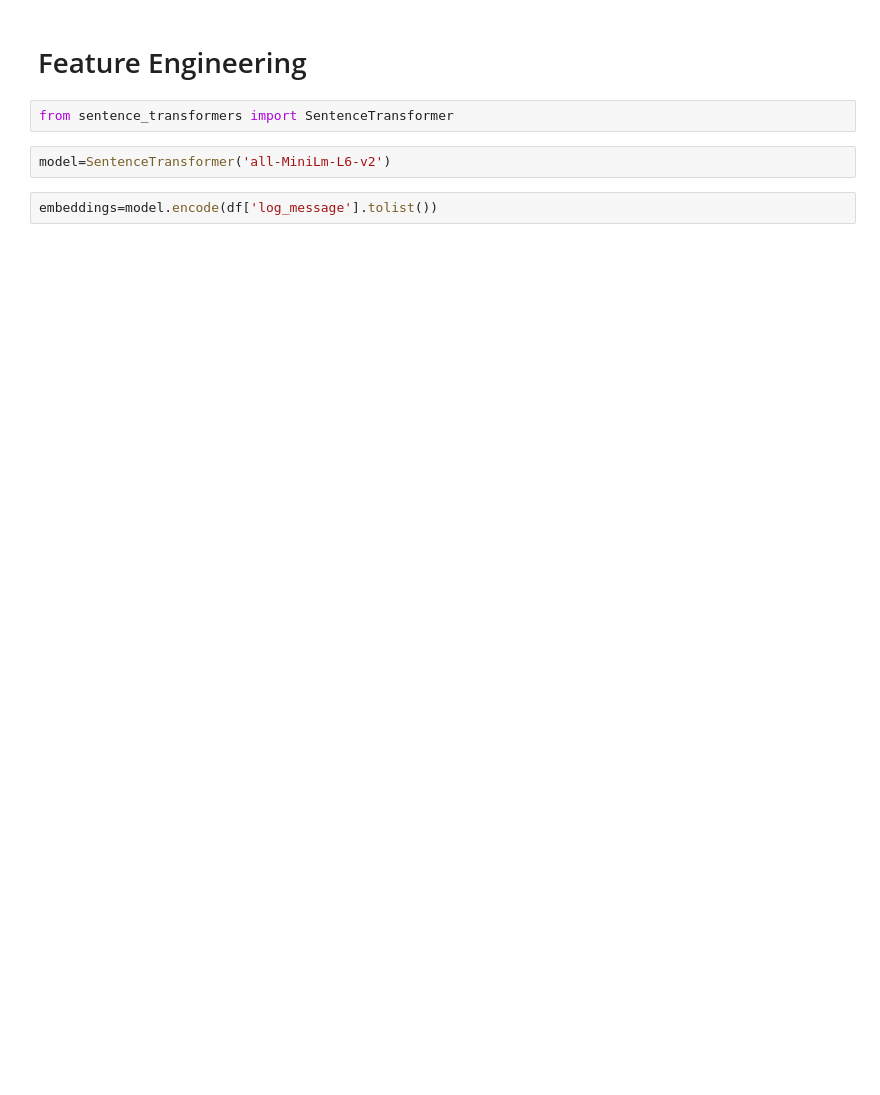
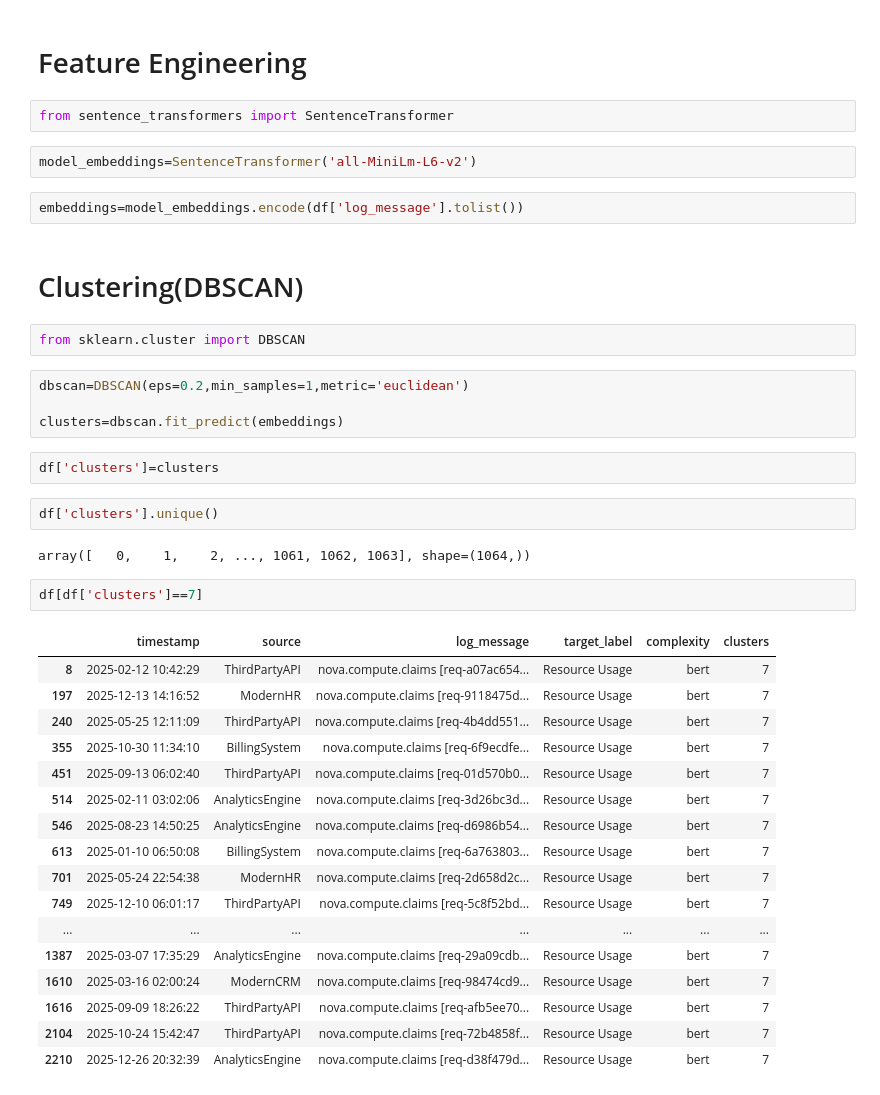
Before and after one commit to Gokulasuthan-Murugan/Software-log-Monitoring-system-using-Hybrid-Classification-Model, a Jupyter notebook: notebook/Hybrid_classification.ipynb, the cells around one changed output. Cells and saved outputs as stored; diff of their text form; blank space fills up the shorter version.

```diff
--- a/notebook/Hybrid_classification.ipynb
+++ b/notebook/Hybrid_classification.ipynb
@@ -111,6 +111,40 @@ plt.show()
 # %%
 from sentence_transformers import SentenceTransformer
 # %%
-model=SentenceTransformer('all-MiniLm-L6-v2')
+model_embeddings=SentenceTransformer('all-MiniLm-L6-v2')
 # %%
-embeddings=model.encode(df['log_message'].tolist())
+embeddings=model_embeddings.encode(df['log_message'].tolist())
+# %% [markdown]
+# Clustering(DBSCAN)
+# %%
+from sklearn.cluster import DBSCAN
+# %%
+dbscan=DBSCAN(eps=0.2,min_samples=1,metric='euclidean')
+
+clusters=dbscan.fit_predict(embeddings)
+# %%
+df['clusters']=clusters
+# %%
+df['clusters'].unique()
+# %% [output]
+array([   0,    1,    2, ..., 1061, 1062, 1063], shape=(1064,))
+# %%
+df[df['clusters']==7]
+# %% [output]
+|  | timestamp | source | log_message | target_label | complexity | clusters |
+| 8 | 2025-02-12 10:42:29 | ThirdPartyAPI | nova.compute.claims [req-a07ac654... | Resource Usage | bert | 7 |
+| 197 | 2025-12-13 14:16:52 | ModernHR | nova.compute.claims [req-9118475d... | Resource Usage | bert | 7 |
+| 240 | 2025-05-25 12:11:09 | ThirdPartyAPI | nova.compute.claims [req-4b4dd551... | Resource Usage | bert | 7 |
+| 355 | 2025-10-30 11:34:10 | BillingSystem | nova.compute.claims [req-6f9ecdfe... | Resource Usage | bert | 7 |
+| 451 | 2025-09-13 06:02:40 | ThirdPartyAPI | nova.compute.claims [req-01d570b0... | Resource Usage | bert | 7 |
+| 514 | 2025-02-11 03:02:06 | AnalyticsEngine | nova.compute.claims [req-3d26bc3d... | Resource Usage | bert | 7 |
+| 546 | 2025-08-23 14:50:25 | AnalyticsEngine | nova.compute.claims [req-d6986b54... | Resource Usage | bert | 7 |
+| 613 | 2025-01-10 06:50:08 | BillingSystem | nova.compute.claims [req-6a763803... | Resource Usage | bert | 7 |
+| 701 | 2025-05-24 22:54:38 | ModernHR | nova.compute.claims [req-2d658d2c... | Resource Usage | bert | 7 |
+| 749 | 2025-12-10 06:01:17 | ThirdPartyAPI | nova.compute.claims [req-5c8f52bd... | Resource Usage | bert | 7 |
+| ... | ... | ... | ... | ... | ... | ... |
+| 1387 | 2025-03-07 17:35:29 | AnalyticsEngine | nova.compute.claims [req-29a09cdb... | Resource Usage | bert | 7 |
+| 1610 | 2025-03-16 02:00:24 | ModernCRM | nova.compute.claims [req-98474cd9... | Resource Usage | bert | 7 |
+| 1616 | 2025-09-09 18:26:22 | ThirdPartyAPI | nova.compute.claims [req-afb5ee70... | Resource Usage | bert | 7 |
+| 2104 | 2025-10-24 15:42:47 | ThirdPartyAPI | nova.compute.claims [req-72b4858f... | Resource Usage | bert | 7 |
+| 2210 | 2025-12-26 20:32:39 | AnalyticsEngine | nova.compute.claims [req-d38f479d... | Resource Usage | bert | 7 |
```
Also changed, not shown: parts of 31 cells of this notebook, 7 other files.
